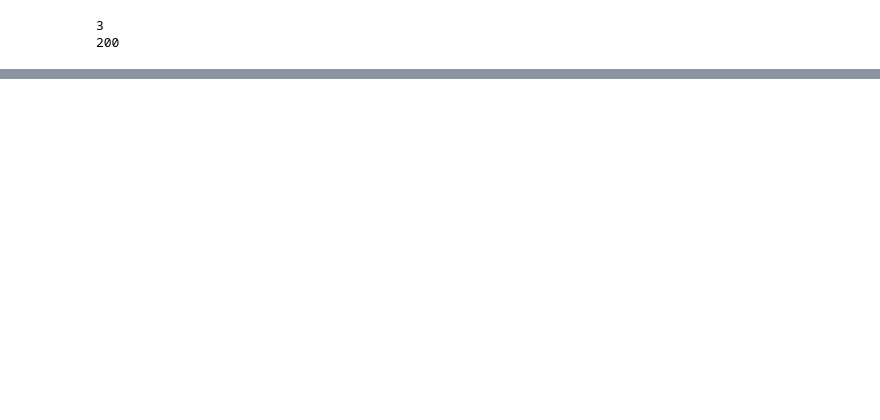
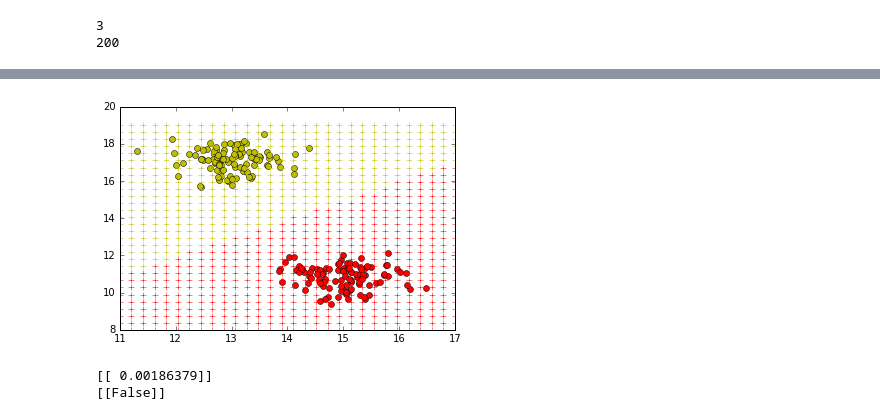
Before and after one commit to SSUHan/tensorflow-pratice-git, a Jupyter notebook: TensorFlow-LogisticRegression.ipynb, the cells around one changed output, grey strips where cells are left out. Drawn from its saved outputs; the diff is of its cells as text; code cells hidden in the pictures; blank space fills up the shorter version.

```diff
--- a/TensorFlow-LogisticRegression.ipynb
+++ b/TensorFlow-LogisticRegression.ipynb
@@ -166,0 +139,36 @@ print(is_pass(p_value))
+# %%
+test_x1 = np.linspace(11, 17, 30)
+test_x2 = np.linspace(8,19, 30)
+# print(test_x2.shape)
+
+test_x = [test_x1, test_x2]
+step_x1 = 0
+i = 0
+plt.plot(column(x_data_0, 0), column(x_data_0, 1) , 'ro', label='Group1')
+plt.plot(column(x_data_1, 0), column(x_data_1, 1) , 'yo', label='Group2')
+for index in test_x1:
+    lim_x1 = [index]*len(test_x2)
+    test_x = [[1]*len(test_x2), lim_x1, test_x2]
+    p_value = sess.run(hypo, feed_dict={X:test_x})
+    lim=0
+    for pass_bool in is_pass(p_value)[0]:
+        if pass_bool == True:
+            plt.plot(lim_x1[step_x1], test_x2[lim], 'y+')
+        else:
+            plt.plot(lim_x1[step_x1], test_x2[lim], 'r+')
+        lim = lim + 1
+    step_x1 = step_x1 + 1
+    # i = i + 1
+    # if i == 5:
+    #     break
+plt.show()
+# %% [output]
+[figure, added]
+# %%
+test_x = np.reshape([1, 12, 7], [3,1])
+p_value = sess.run(hypo, feed_dict={X:test_x})
+print(p_value)
+print(is_pass(p_value))
+# %% [output]
+[[ 0.00186379]]
+[[False]]
```
Also changed, not shown: parts of 8 cells of this notebook.
